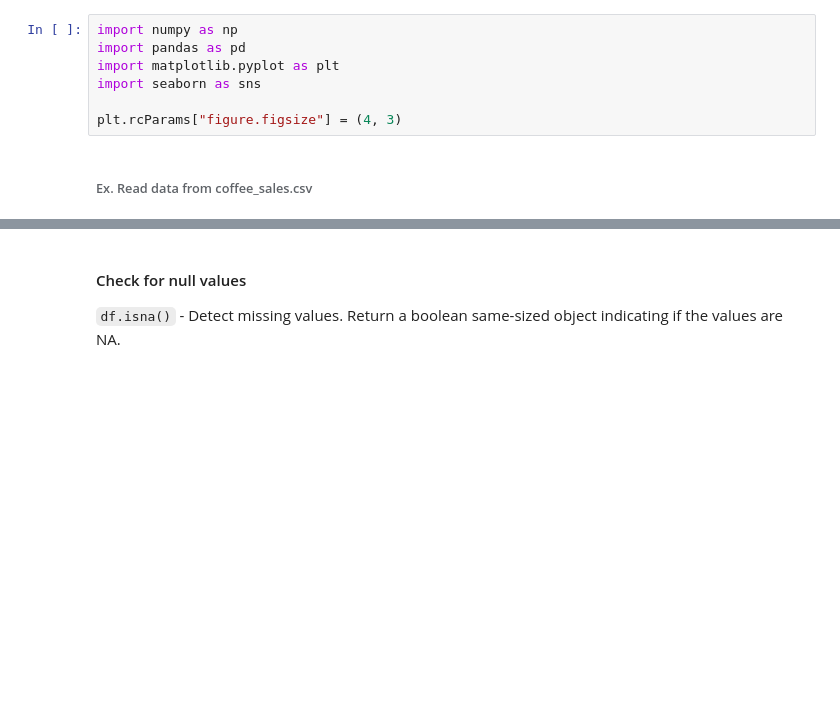
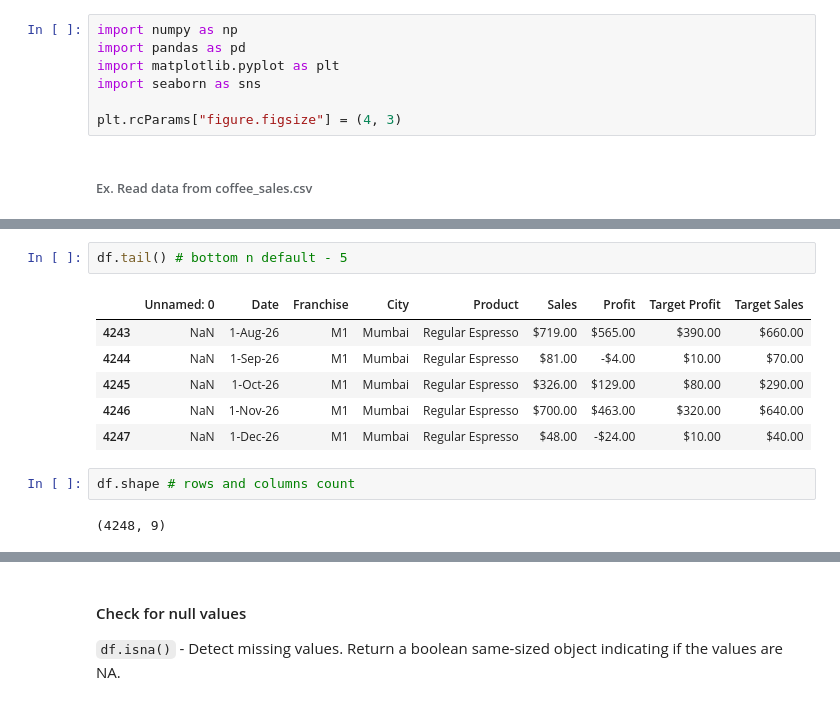
Before and after one commit to knowledge-corner/12_May_2025_Optum_Global, a Jupyter notebook: Classwork/Day - 2 classwork.ipynb, the cells around one changed output, grey strips where cells are left out. Drawn from its saved outputs; the diff is of its cells as text; blank space fills up the shorter version.

```diff
--- a/Classwork/Day - 2 classwork.ipynb
+++ b/Classwork/Day - 2 classwork.ipynb
@@ -550,0 +577,13 @@ plt.rcParams["figure.figsize"] = (4, 3)
+# %%
+df.tail() # bottom n default - 5
+# %% [output]
+|  | Unnamed: 0 | Date | Franchise | City | Product | Sales | Profit | Target Profit | Target Sales |
+| 4243 | NaN | 1-Aug-26 | M1 | Mumbai | Regular Espresso | $719.00 | $565.00 | $390.00 | $660.00 |
+| 4244 | NaN | 1-Sep-26 | M1 | Mumbai | Regular Espresso | $81.00 | -$4.00 | $10.00 | $70.00 |
+| 4245 | NaN | 1-Oct-26 | M1 | Mumbai | Regular Espresso | $326.00 | $129.00 | $80.00 | $290.00 |
+| 4246 | NaN | 1-Nov-26 | M1 | Mumbai | Regular Espresso | $700.00 | $463.00 | $320.00 | $640.00 |
+| 4247 | NaN | 1-Dec-26 | M1 | Mumbai | Regular Espresso | $48.00 | -$24.00 | $10.00 | $40.00 |
+# %%
+df.shape # rows and columns count
+# %% [output]
+(4248, 9)
```
Also changed, not shown: parts of 24 cells of this notebook.
